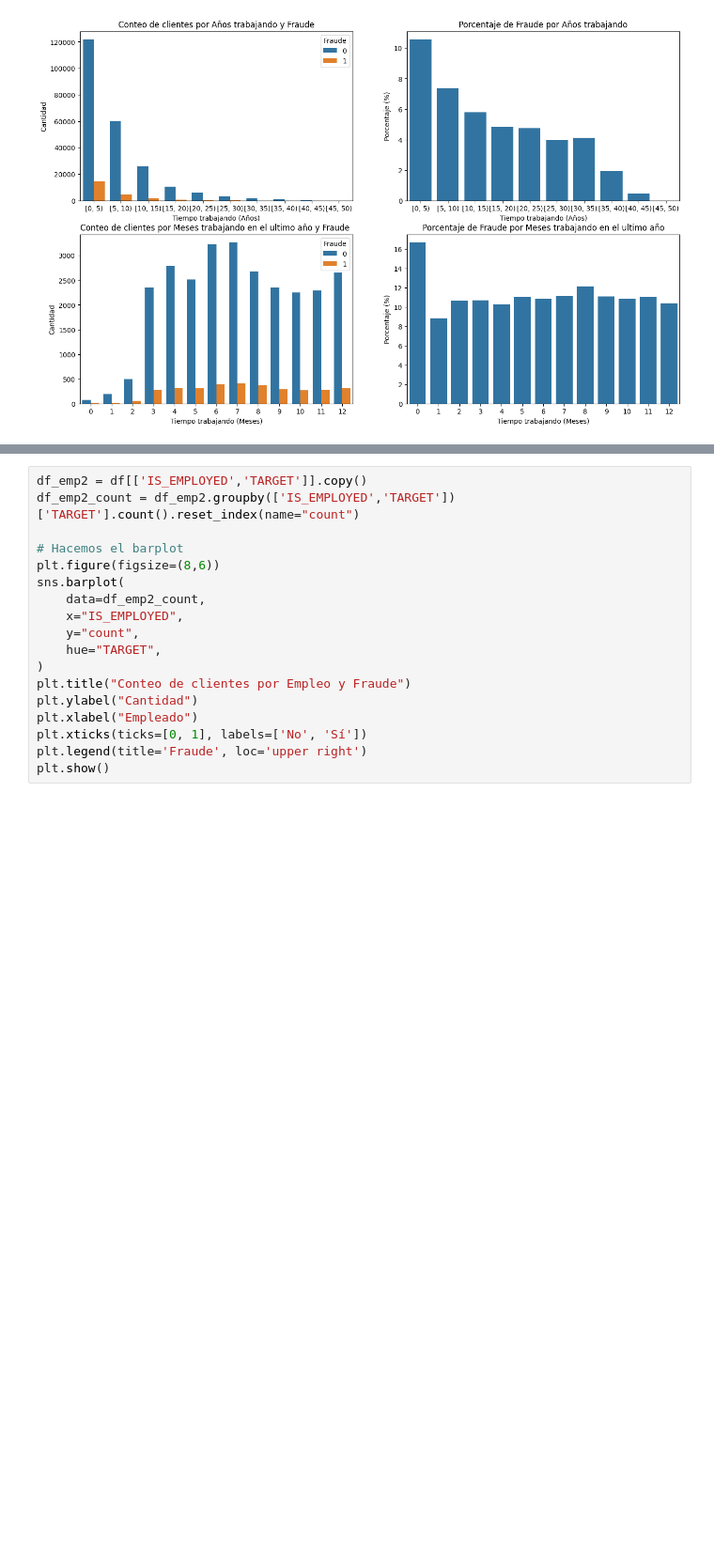
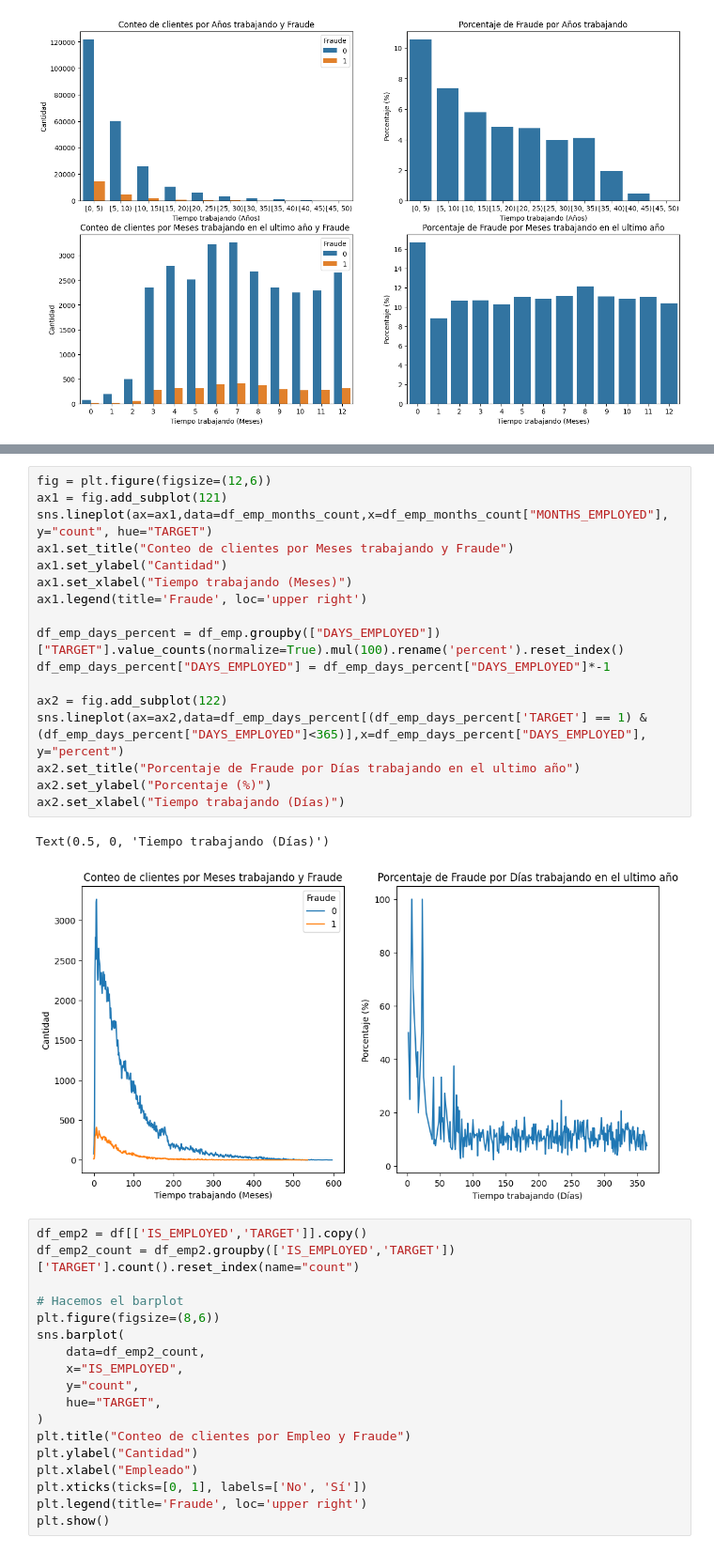
Before and after one commit to Anghelo-Salirrosas/CreditCardFraudProject, a Jupyter notebook: notebooks/3.DataVisualization.ipynb, the cells around one changed output, grey strips where cells are left out. Shown at 94% size. Saved outputs shown, nothing was run; the diff lists cells and outputs as text; blank space fills up the shorter version.

```diff
--- a/notebooks/3.DataVisualization.ipynb
+++ b/notebooks/3.DataVisualization.ipynb
@@ -147,3 +183,23 @@ plt.show()
+# %%
+fig = plt.figure(figsize=(12,6))
+ax1 = fig.add_subplot(121)
+sns.lineplot(ax=ax1,data=df_emp_months_count,x=df_emp_months_count["MONTHS_EMPLOYED"], y="count", hue="TARGET")
+ax1.set_title("Conteo de clientes por Meses trabajando y Fraude")
+ax1.set_ylabel("Cantidad")
+ax1.set_xlabel("Tiempo trabajando (Meses)")
+ax1.legend(title='Fraude', loc='upper right')
+
+df_emp_days_percent = df_emp.groupby(["DAYS_EMPLOYED"])["TARGET"].value_counts(normalize=True).mul(100).rename('percent').reset_index()
+df_emp_days_percent["DAYS_EMPLOYED"] = df_emp_days_percent["DAYS_EMPLOYED"]*-1
+
+ax2 = fig.add_subplot(122)
+sns.lineplot(ax=ax2,data=df_emp_days_percent[(df_emp_days_percent['TARGET'] == 1) & (df_emp_days_percent["DAYS_EMPLOYED"]<365)],x=df_emp_days_percent["DAYS_EMPLOYED"], y="percent")
+ax2.set_title("Porcentaje de Fraude por Días trabajando en el ultimo año")
+ax2.set_ylabel("Porcentaje (%)")
+ax2.set_xlabel("Tiempo trabajando (Días)")
+# %% [output]
+Text(0.5, 0, 'Tiempo trabajando (Días)')
+[figure, added]
 # %%
 df_emp2 = df[['IS_EMPLOYED','TARGET']].copy()
 df_emp2_count = df_emp2.groupby(['IS_EMPLOYED','TARGET'])['TARGET'].count().reset_index(name="count")
```
Also changed, not shown: parts of 2 cells of this notebook.
